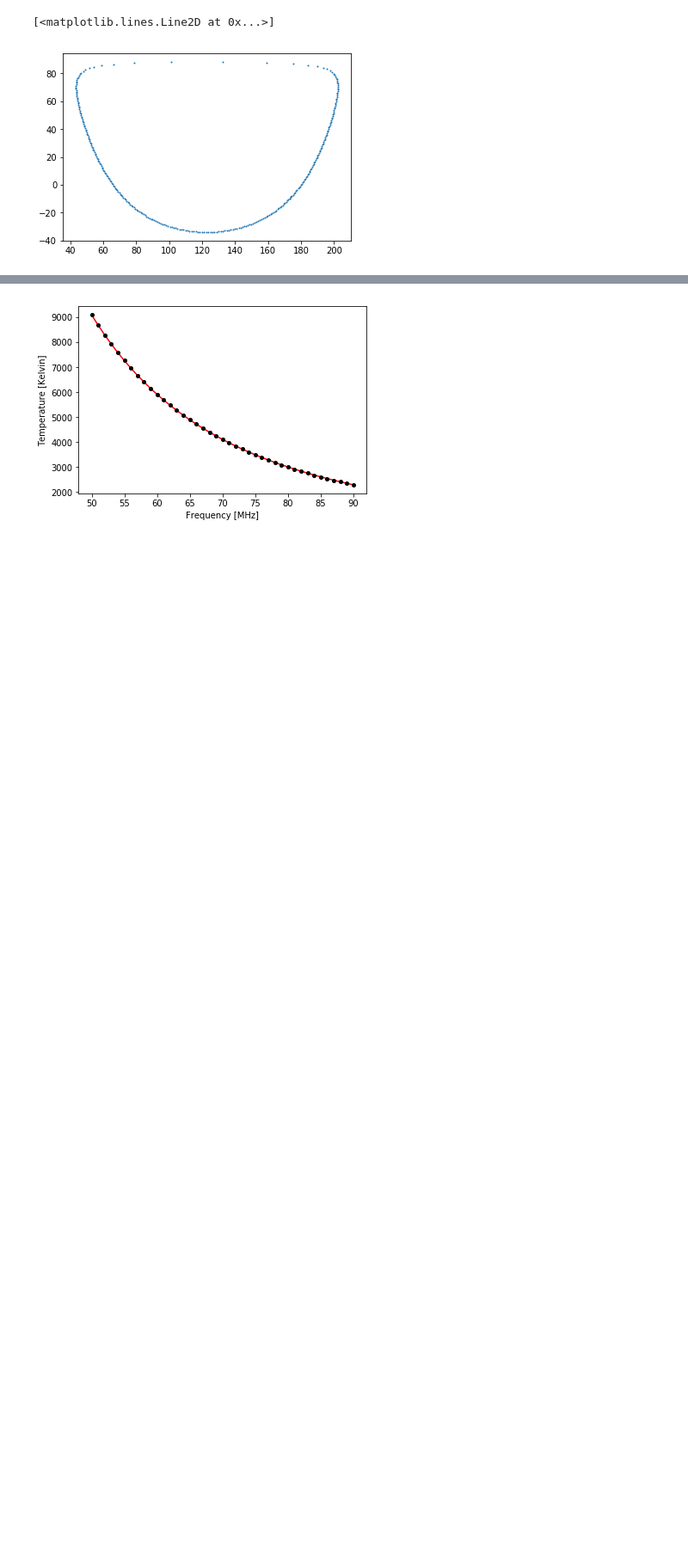
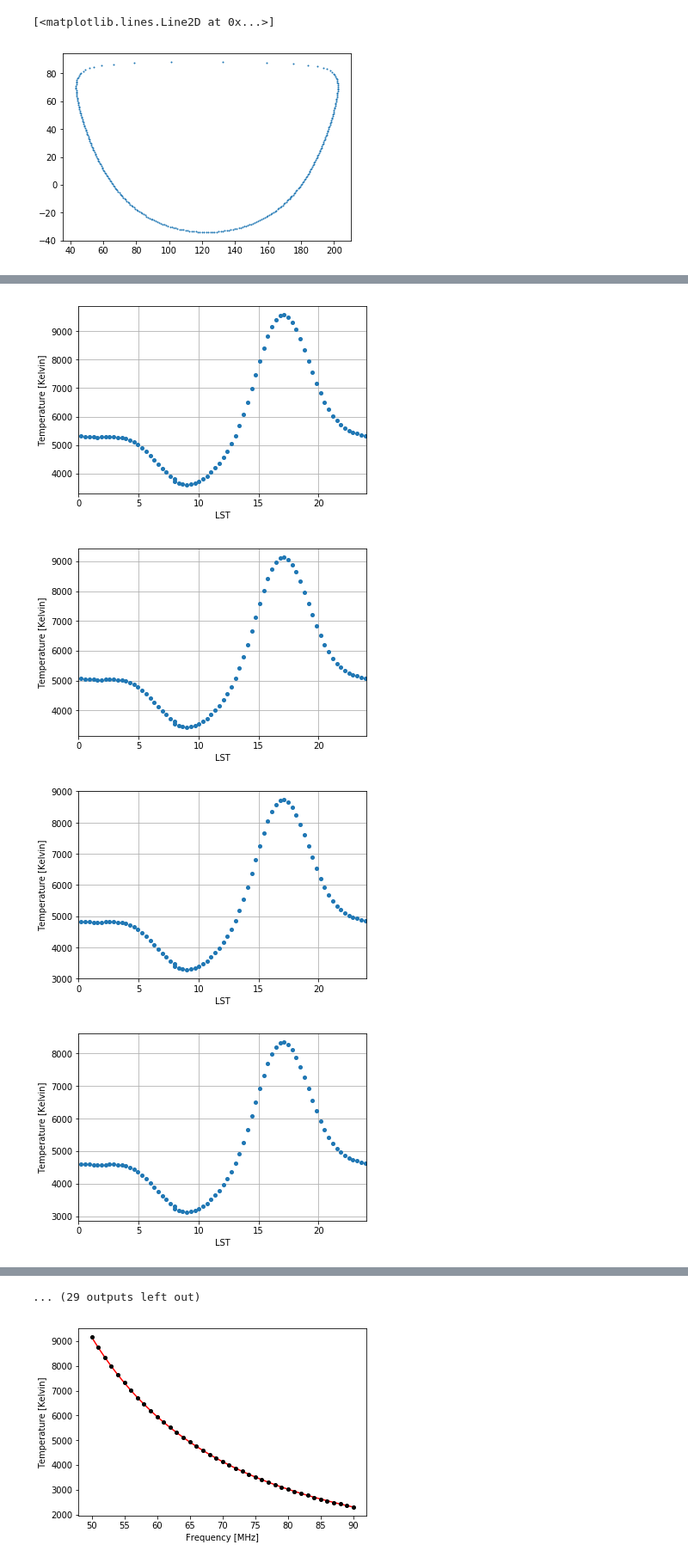
Before and after one commit to HiramHerrera/SciHi, a Jupyter notebook: Tgsm.ipynb, the cells around one changed output, grey strips where cells are left out. Shown at 86% size. Saved outputs shown, nothing was run; the diff lists cells and outputs as text; code cells hidden in the pictures; blank space fills up the shorter version.

```diff
--- a/Tgsm.ipynb
+++ b/Tgsm.ipynb
@@ -178,10 +181,17 @@ Data = pd.read_hdf('calibration/Tgsm.hdf5')
 # %%
 Freqs = np.arange(50,91)
 for f in Freqs:
     Temp = Data.loc[f].values
-    Time = np.linspace(0,24,len(Temp))
-    plt.plot(Time,Temp,'-o')
-    plt.xlabel('LTS')
+    Time = (np.linspace(0,24,len(Temp))+8)%24
+    plt.plot(Time,Temp,'o',markersize = 4)
+    plt.xlabel('LST')
     plt.ylabel('Temperature [Kelvin]')
-    #plt.savefig('../Imagenes/variation_%dMHz.png'%f)
-    plt.close()
+    plt.xlim(0,24)
+    plt.grid()
+    plt.savefig('Imagenes/variation_%dMHz.png'%f)
+    plt.show()
+# %% [output]
+[figure, added]
+[figure, added]
+[figure, added]
+[figure, added]
@@ -188,3 +206,4 @@ for f in Freqs:
+... (29 outputs left out)
 # %%
 index = Data.index.values
 column = Data.columns.values
```
Also changed, not shown: parts of 9 cells of this notebook, 45 other files.
